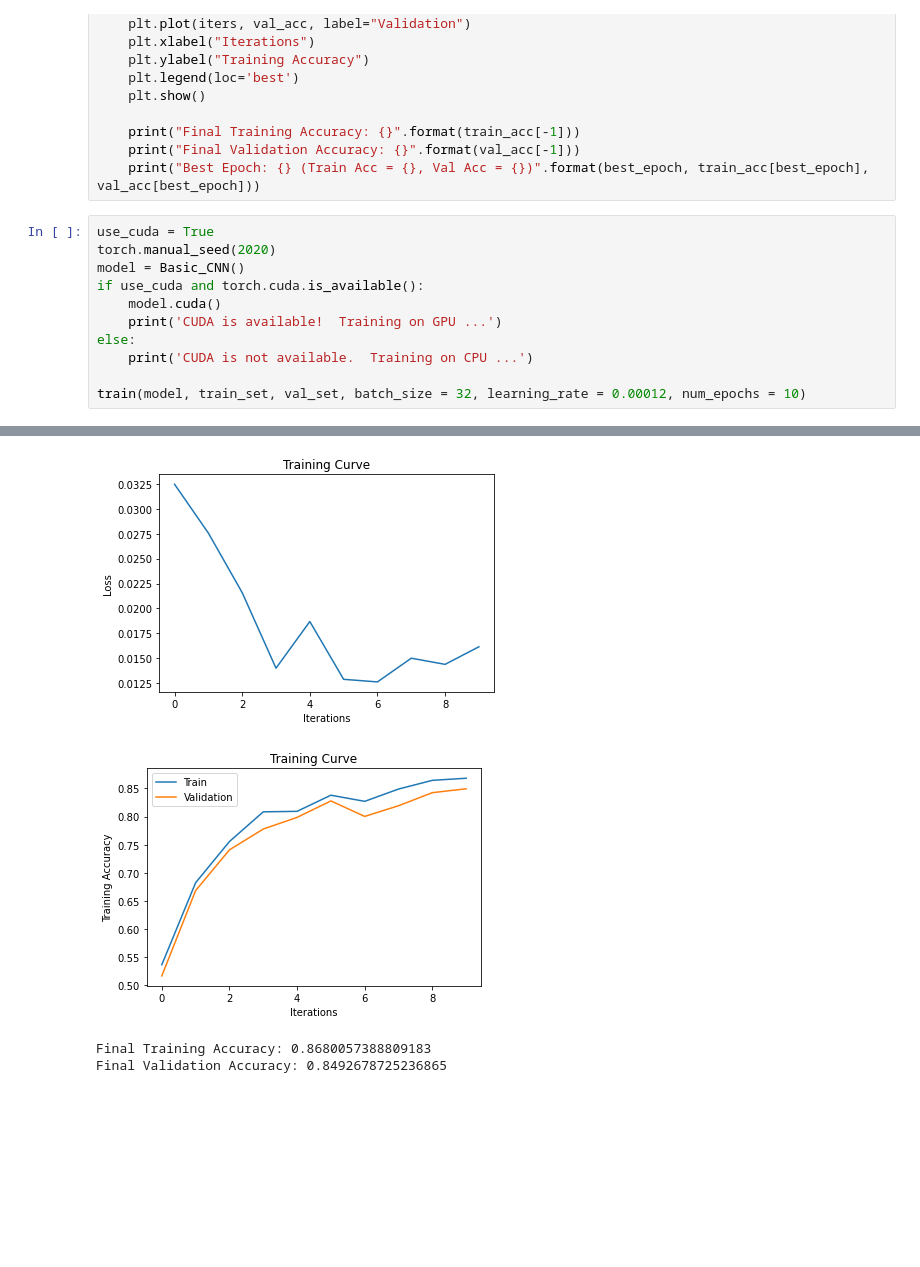
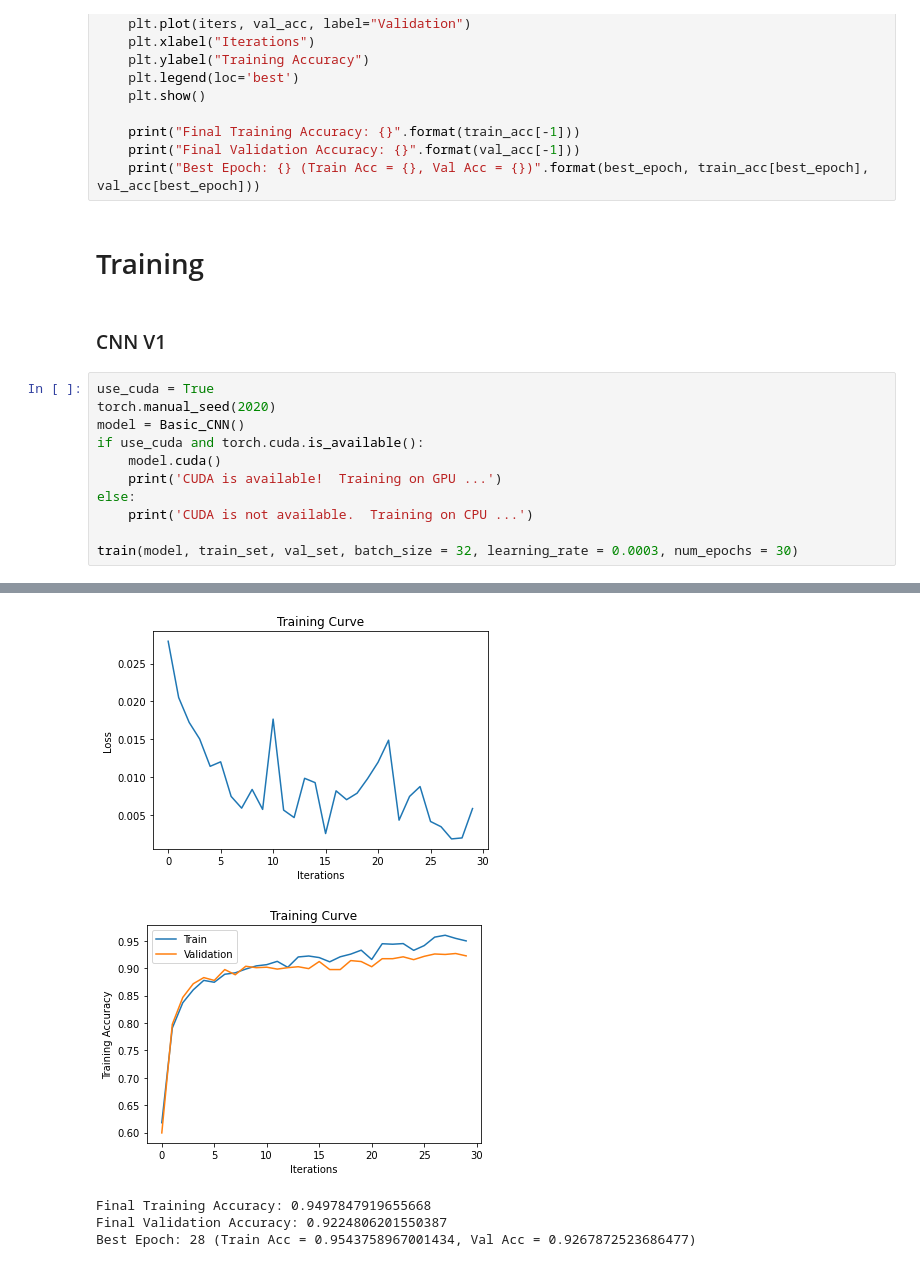
Before and after one commit to Edwinz28/mask-detector, a Jupyter notebook: mask-detector.ipynb, the cells around one changed output, grey strips where cells are left out. Cells and saved outputs as stored; diff of their text form; blank space fills up the shorter version.

```diff
--- a/mask-detector.ipynb
+++ b/mask-detector.ipynb
@@ -227,6 +319,10 @@ def train(model, train_dataset, val_dataset, batch_size=64, learning_rate=0.001,
     print("Final Training Accuracy: {}".format(train_acc[-1]))
     print("Final Validation Accuracy: {}".format(val_acc[-1]))
     print("Best Epoch: {} (Train Acc = {}, Val Acc = {})".format(best_epoch, train_acc[best_epoch], val_acc[best_epoch]))
+# %% [markdown]
+# Training
+# %% [markdown]
+### CNN V1
 # %%
 use_cuda = True
 torch.manual_seed(2020)
@@ -237,7 +333,7 @@ if use_cuda and torch.cuda.is_available():
 else:
     print('CUDA is not available.  Training on CPU ...')
 
-train(model, train_set, val_set, batch_size = 32, learning_rate = 0.00012, num_epochs = 10)
+train(model, train_set, val_set, batch_size = 32, learning_rate = 0.0003, num_epochs = 30)
 # %% [output]
 CUDA is available!  Training on GPU ...
 Done loading data
@@ -255,4 +355,5 @@ Epoch #: 9 Accuracy: 0.8680057388809183
-[figure, old version]
+[figure, new version]
-[figure, old version]
+[figure, new version]
-Final Training Accuracy: 0.8680057388809183
-Final Validation Accuracy: 0.8492678725236865
+Final Training Accuracy: 0.9497847919655668
+Final Validation Accuracy: 0.9224806201550387
+Best Epoch: 28 (Train Acc = 0.9543758967001434, Val Acc = 0.9267872523686477)
```
Also changed, not shown: parts of 31 cells of this notebook.
